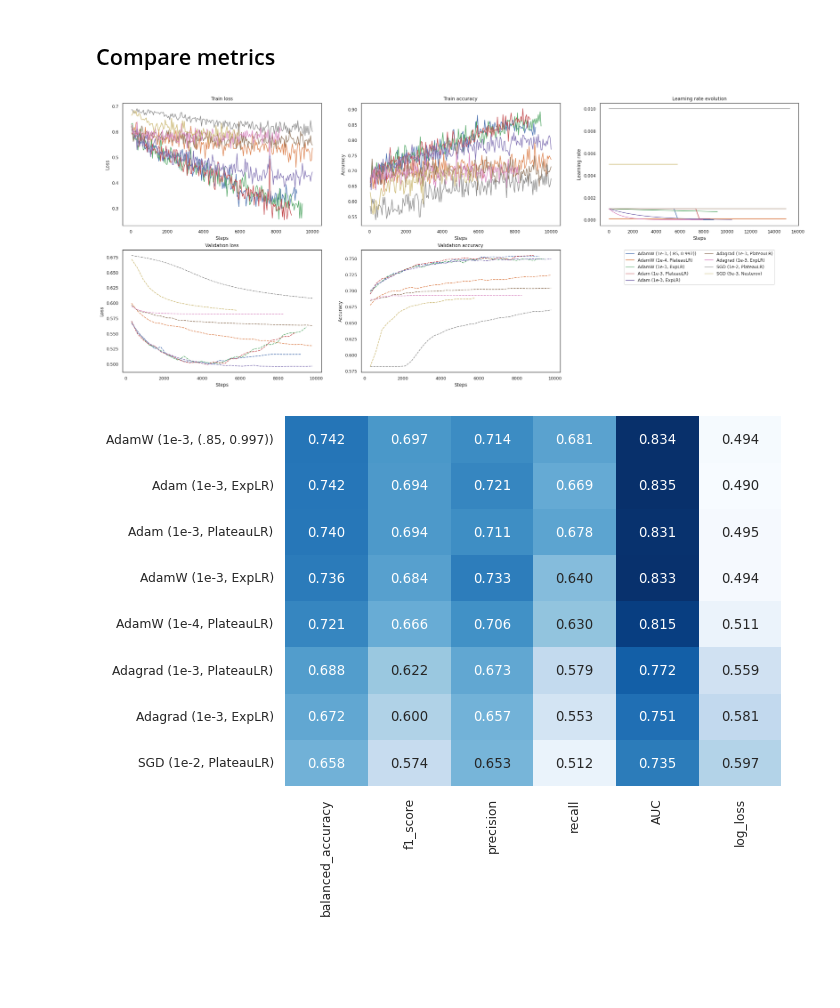
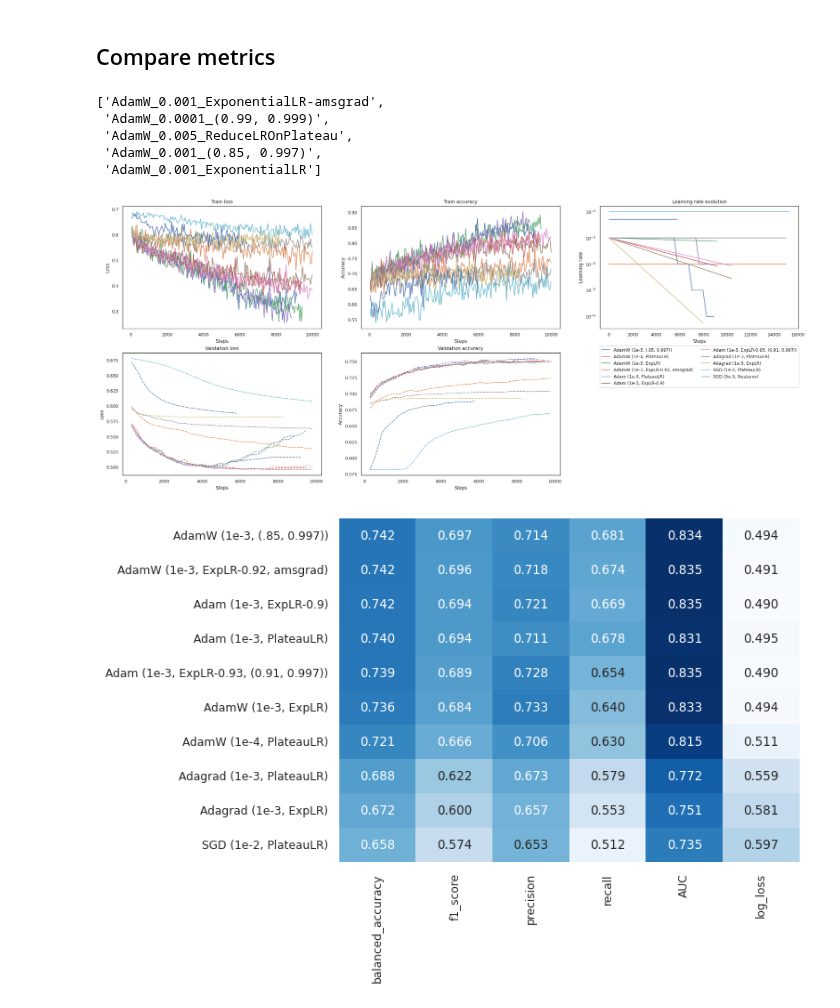
Before and after one commit to gwatkinson/NLP_Assemblee, a Jupyter notebook: notebooks/experiments/choose_optimizer.ipynb, the cells around one changed output. Saved outputs shown, nothing was run; the diff lists cells and outputs as text; code cells hidden in the pictures; blank space fills up the shorter version.

```diff
--- a/notebooks/experiments/choose_optimizer.ipynb
+++ b/notebooks/experiments/choose_optimizer.ipynb
@@ -147,7 +144,7 @@ MIN_DELTA = 0.001
 ### Experiment definition
 # %%
 OPTIMIZER_TYPE = "Adam"
-OPTIMIZER_KWARGS = {}
+OPTIMIZER_KWARGS = {"betas": (0.91, 0.997)}
 LR = 1e-3
 LOSS = "CrossEntropyLoss"
 
@@ -160,10 +157,10 @@ LOSS = "CrossEntropyLoss"
 
 SCHEDULER_KWARGS = {
     "scheduler": "ExponentialLR",
-    "gamma": 0.9,
+    "gamma": 0.93,
 }
 
-POSTFIX = "ExponentialLR-0.9"
+POSTFIX = "ExponentialLR-0.93-(0.91, 0.997)"
 RESULTS_PATH = f"../../results/optimizer_selection/{OPTIMIZER_TYPE}_{LR}_{POSTFIX}"
 CKPT_PATH = Path(RESULTS_PATH) / "lightning_logs"
 LOGGER = pl.loggers.TensorBoardLogger(RESULTS_PATH, log_graph=False)
@@ -342,16 +287,16 @@ Metrics:  {'log_loss': 0.49040826451621083, 'accuracy': 0.7533562951193764, 'bal
 ### Experiment definition
 # %%
 OPTIMIZER_TYPE = "AdamW"
-OPTIMIZER_KWARGS = {}
+OPTIMIZER_KWARGS = {"amsgrad": True, "weight_decay": 0.01}
 LR = 1e-3
 LOSS = "CrossEntropyLoss"
 
 SCHEDULER_KWARGS = {
     "scheduler": "ExponentialLR",
-    "gamma": 0.99,
+    "gamma": 0.92,
 }
 
-POSTFIX = "ExponentialLR"
+POSTFIX = "ExponentialLR-amsgrad"
 RESULTS_PATH = f"../../results/optimizer_selection/{OPTIMIZER_TYPE}_{LR}_{POSTFIX}"
 CKPT_PATH = Path(RESULTS_PATH) / "lightning_logs"
 LOGGER = pl.loggers.TensorBoardLogger(RESULTS_PATH, log_graph=False)
@@ -1099,13 +906,23 @@ for f in EVENT_FILES:
     name = Path(f).parent.parent.name
     tmp = parse_tensorboard(f)
     res_dict[name] = tmp
+# %%
+[f for f in list(res_dict.keys()) if f.split("_")[0] == "AdamW"]
+# %% [output]
+['AdamW_0.001_ExponentialLR-amsgrad',
+ 'AdamW_0.0001_(0.99, 0.999)',
+ 'AdamW_0.005_ReduceLROnPlateau',
+ 'AdamW_0.001_(0.85, 0.997)',
+ 'AdamW_0.001_ExponentialLR']
 # %%
 models = {
     "AdamW_0.001_(0.85, 0.997)": "AdamW (1e-3, (.85, 0.997))",
     "AdamW_0.0001_(0.99, 0.999)": "AdamW (1e-4, PlateauLR)",
     "AdamW_0.001_ExponentialLR": "AdamW (1e-3, ExpLR)",
+    "AdamW_0.001_ExponentialLR-amsgrad": "AdamW (1e-3, ExpLR-0.92, amsgrad)",
     "Adam_0.001_ReduceLROnPlateau": "Adam (1e-3, PlateauLR)",
-    "Adam_0.001_ExponentialLR-0.9": "Adam (1e-3, ExpLR)",
+    "Adam_0.001_ExponentialLR-0.9": "Adam (1e-3, ExpLR-0.9)",
+    "Adam_0.001_ExponentialLR-0.93-(0.91, 0.997)": "Adam (1e-3, ExpLR-0.93, (0.91, 0.997))",
     "Adagrad_0.001_ReduceLROnPlateau": "Adagrad (1e-3, PlateauLR)",
     "Adagrad_0.001_ExponentialLR": "Adagrad (1e-3, ExpLR)",
     "SGD_0.01_ReduceLROnPlateau": "SGD (1e-2, PlateauLR)",
@@ -1125,35 +942,37 @@ for i, model in enumerate(res_dict_2):
     for k in ["train_loss", "val_loss", "train_accuracy", "val_accuracy"]:
         tmp[k] = tmp[k][tmp[k]["step"] < max_step]
 
     train_steps = tmp["train_loss"]["step"]
     train_loss = tmp["train_loss"]["value"]
     val_steps = tmp["val_loss"]["step"]
     val_loss = tmp["val_loss"]["value"]
     train_acc = tmp["train_accuracy"]["value"]
     val_acc = tmp["val_accuracy"]["value"]
     lr_key = list(tmp.keys())[1]
     lr_steps = tmp[lr_key]["step"]
     lr_val = tmp[lr_key]["value"]
 
     axs[0, 0].plot(train_steps, train_loss, label=models[model], color=colors[i])
     axs[1, 0].plot(val_steps, val_loss, color=colors[i], linestyle="--")
     axs[0, 0].set(xlabel="Steps", ylabel="Loss", title="Train loss")
     axs[1, 0].set(xlabel="Steps", ylabel="Loss", title="Validation loss")
 
     axs[0, 1].plot(train_steps, train_acc, label=models[model], color=colors[i])
     axs[1, 1].plot(val_steps, val_acc, color=colors[i], linestyle="--")
     axs[0, 1].set(xlabel="Steps", ylabel="Accuracy", title="Train accuracy")
     axs[1, 1].set(xlabel="Steps", ylabel="Accuracy", title="Validation accuracy")
 
     axs[0, 2].plot(lr_steps, lr_val, label=models[model], color=colors[i])
-    axs[0, 2].set(xlabel="Steps", ylabel="Learning rate", title="Learning rate evolution")
+    axs[0, 2].set(
+        xlabel="Steps", ylabel="Learning rate", title="Learning rate evolution", yscale="log"
+    )
     axs[0, 2].legend(loc="lower center", bbox_to_anchor=(0.5, -0.5), ncol=2)
 
     axs[1, 2].axis("off")
 
 fig.savefig("../../results/optimizer_selection/loss_evolution.png")
 # %% [output]
-[figure, old version]
+[figure, new version]
 # %%
 metrics = []
 
@@ -1181,4 +1000,4 @@ g = sns.heatmap(
 
 g.figure.savefig("../../results/optimizer_selection/heatmap.png")
 # %% [output]
-[figure, old version]
+[figure, new version]
```
Also changed, not shown: parts of 13 cells of this notebook.
